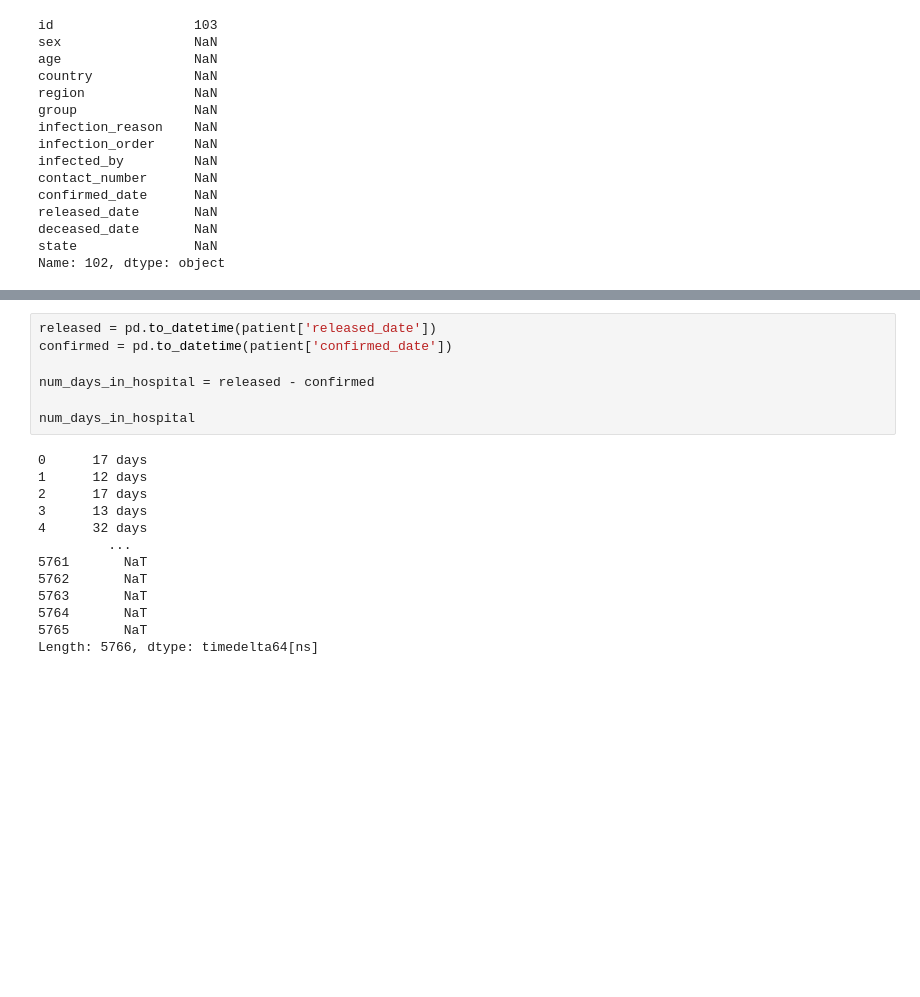
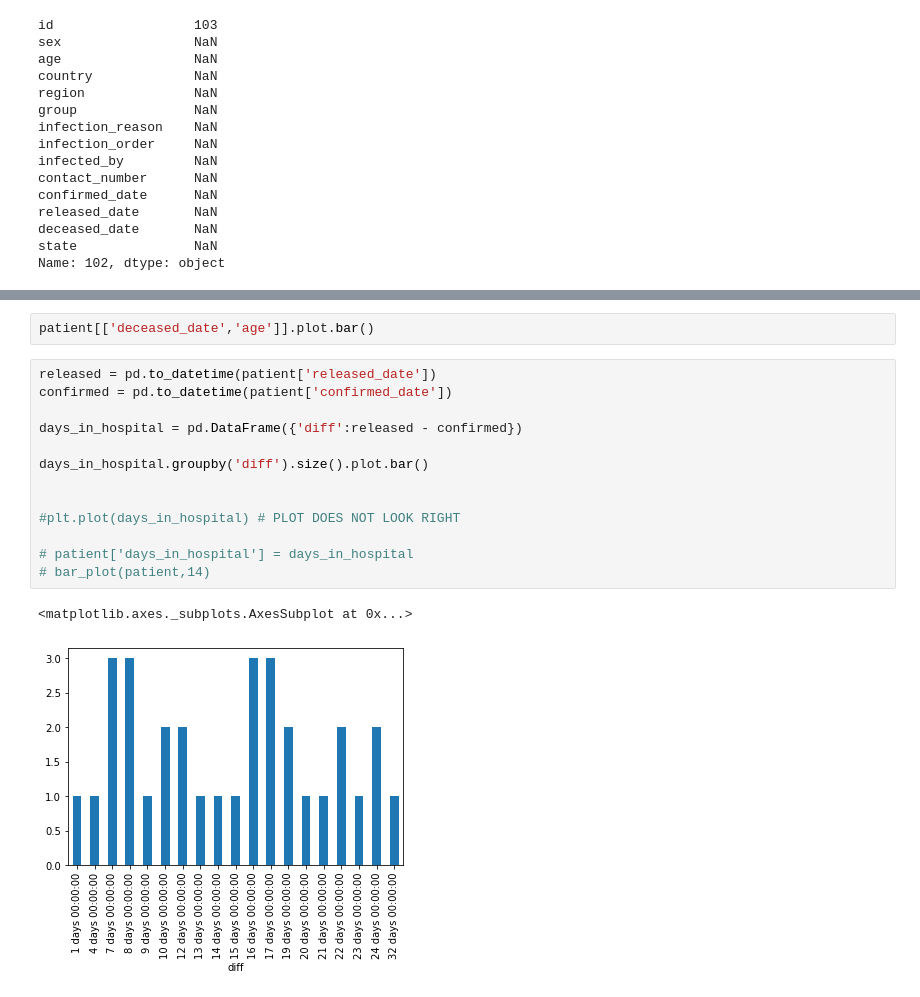
Before and after one commit to 10ken/Coronavirus-Dataset, a Jupyter notebook: Understand The Data.ipynb, the cells around one changed output, grey strips where cells are left out. Saved outputs shown, nothing was run; the diff lists cells and outputs as text; blank space fills up the shorter version.

```diff
--- a/Understand The Data.ipynb
+++ b/Understand The Data.ipynb
@@ -200,20 +401,18 @@ Index(['id', 'sex', 'age', 'country', 'region', 'group', 'infection_reason',
+# %%
+patient[['deceased_date','age']].plot.bar()
 # %%
 released = pd.to_datetime(patient['released_date'])
 confirmed = pd.to_datetime(patient['confirmed_date'])
 
-num_days_in_hospital = released - confirmed
+days_in_hospital = pd.DataFrame({'diff':released - confirmed})
 
-num_days_in_hospital
+days_in_hospital.groupby('diff').size().plot.bar()
+
+
+#plt.plot(days_in_hospital) # PLOT DOES NOT LOOK RIGHT
+
+# patient['days_in_hospital'] = days_in_hospital
+# bar_plot(patient,14)
 # %% [output]
-0      17 days
-1      12 days
-2      17 days
-3      13 days
-4      32 days
-         ...
-5761       NaT
-5762       NaT
-5763       NaT
-5764       NaT
-5765       NaT
-Length: 5766, dtype: timedelta64[ns]
+<matplotlib.axes._subplots.AxesSubplot at 0x...>
+[figure, added]
```
Also changed, not shown: parts of 68 cells of this notebook.
